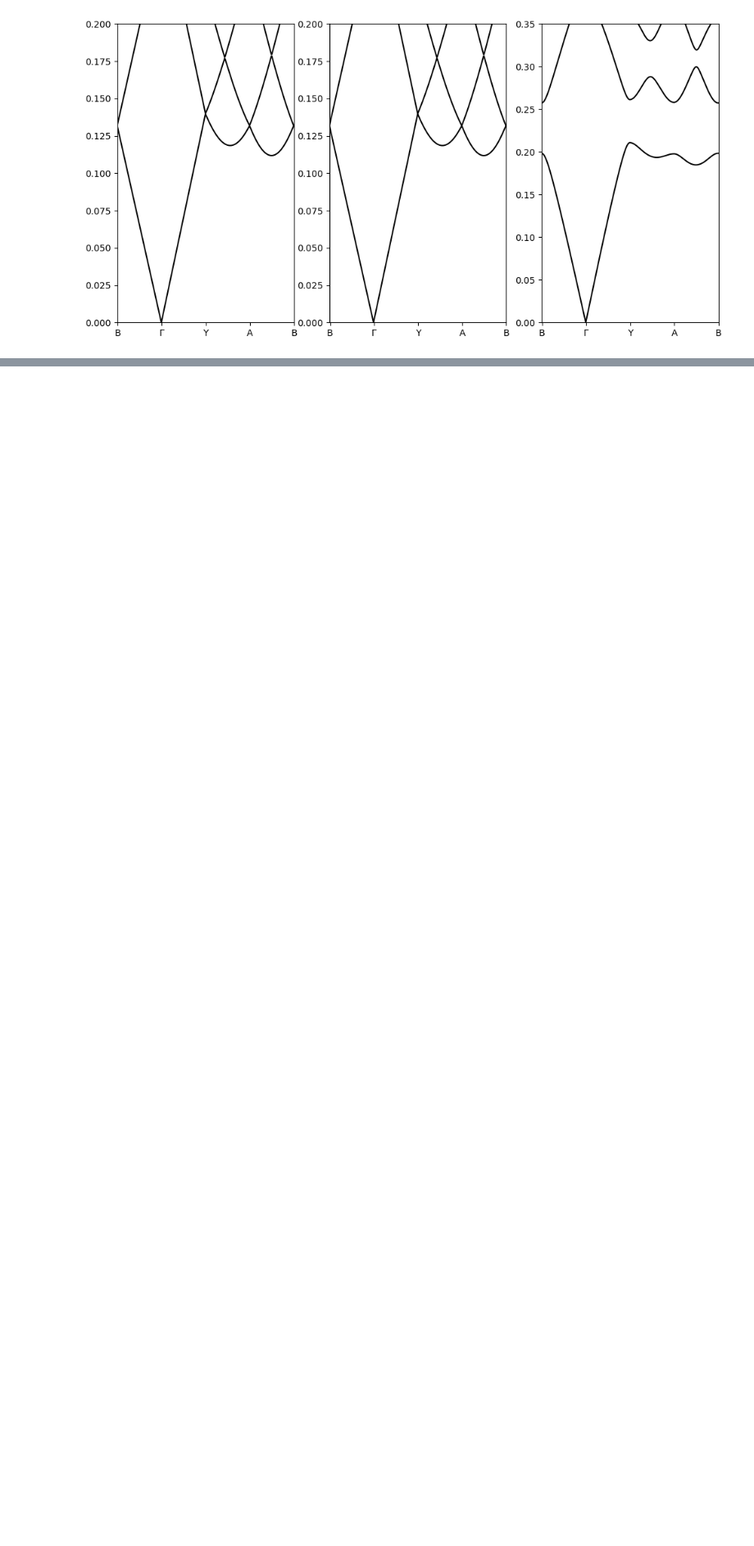
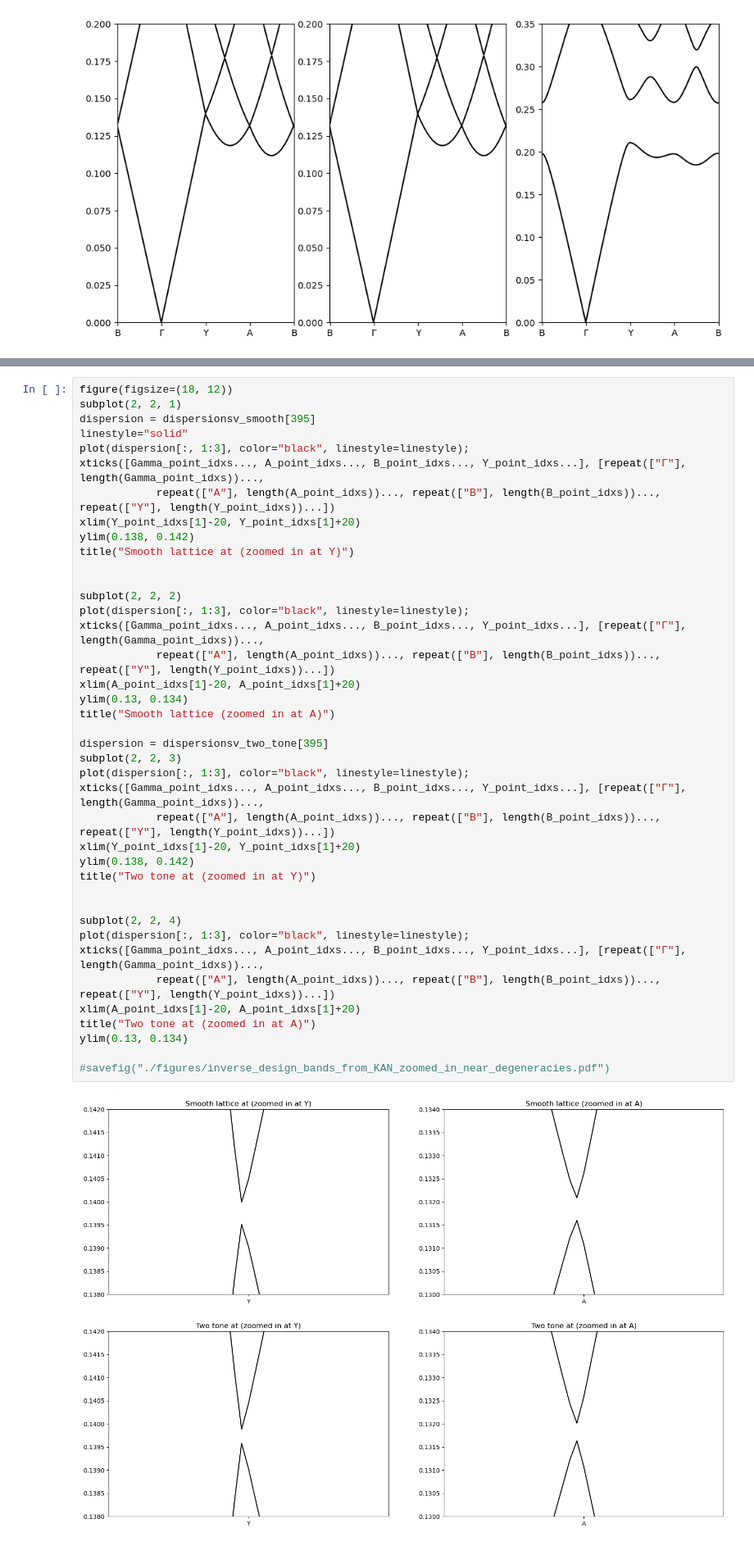
Before and after one commit to AliGhorashiCMT/Sparse-networks-for-topological-photonics, a Jupyter notebook: rectangular_lattices/Inverse Design Band Structures.ipynb, the cells around one changed output, grey strips where cells are left out. Shown at 82% size. Saved outputs shown, nothing was run; the diff lists cells and outputs as text; blank space fills up the shorter version.

Commit message:
zoomed in band structures near empty lattice degeneracies

```diff
--- a/rectangular_lattices/Inverse Design Band Structures.ipynb
+++ b/rectangular_lattices/Inverse Design Band Structures.ipynb
@@ -280,0 +303,42 @@ end
+# %%
+figure(figsize=(18, 12))
+subplot(2, 2, 1)
+dispersion = dispersionsv_smooth[395]
+linestyle="solid"
+plot(dispersion[:, 1:3], color="black", linestyle=linestyle);
+xticks([Gamma_point_idxs..., A_point_idxs..., B_point_idxs..., Y_point_idxs...], [repeat(["Γ"], length(Gamma_point_idxs))...,
+            repeat(["A"], length(A_point_idxs))..., repeat(["B"], length(B_point_idxs))..., repeat(["Y"], length(Y_point_idxs))...])
+xlim(Y_point_idxs[1]-20, Y_point_idxs[1]+20)
+ylim(0.138, 0.142)
+title("Smooth lattice at (zoomed in at Y)")
+
+
+subplot(2, 2, 2)
+plot(dispersion[:, 1:3], color="black", linestyle=linestyle);
+xticks([Gamma_point_idxs..., A_point_idxs..., B_point_idxs..., Y_point_idxs...], [repeat(["Γ"], length(Gamma_point_idxs))...,
+            repeat(["A"], length(A_point_idxs))..., repeat(["B"], length(B_point_idxs))..., repeat(["Y"], length(Y_point_idxs))...])
+xlim(A_point_idxs[1]-20, A_point_idxs[1]+20)
+ylim(0.13, 0.134)
+title("Smooth lattice (zoomed in at A)")
+
+dispersion = dispersionsv_two_tone[395]
+subplot(2, 2, 3)
+plot(dispersion[:, 1:3], color="black", linestyle=linestyle);
+xticks([Gamma_point_idxs..., A_point_idxs..., B_point_idxs..., Y_point_idxs...], [repeat(["Γ"], length(Gamma_point_idxs))...,
+            repeat(["A"], length(A_point_idxs))..., repeat(["B"], length(B_point_idxs))..., repeat(["Y"], length(Y_point_idxs))...])
+xlim(Y_point_idxs[1]-20, Y_point_idxs[1]+20)
+ylim(0.138, 0.142)
+title("Two tone at (zoomed in at Y)")
+
+
+subplot(2, 2, 4)
+plot(dispersion[:, 1:3], color="black", linestyle=linestyle);
+xticks([Gamma_point_idxs..., A_point_idxs..., B_point_idxs..., Y_point_idxs...], [repeat(["Γ"], length(Gamma_point_idxs))...,
+            repeat(["A"], length(A_point_idxs))..., repeat(["B"], length(B_point_idxs))..., repeat(["Y"], length(Y_point_idxs))...])
+xlim(A_point_idxs[1]-20, A_point_idxs[1]+20)
+title("Two tone at (zoomed in at A)")
+ylim(0.13, 0.134)
+
+#savefig("./figures/inverse_design_bands_from_KAN_zoomed_in_near_degeneracies.pdf")
+# %% [output]
+[figure, added]
```
Also changed, not shown: parts of 3 cells of this notebook, 1 other file.
